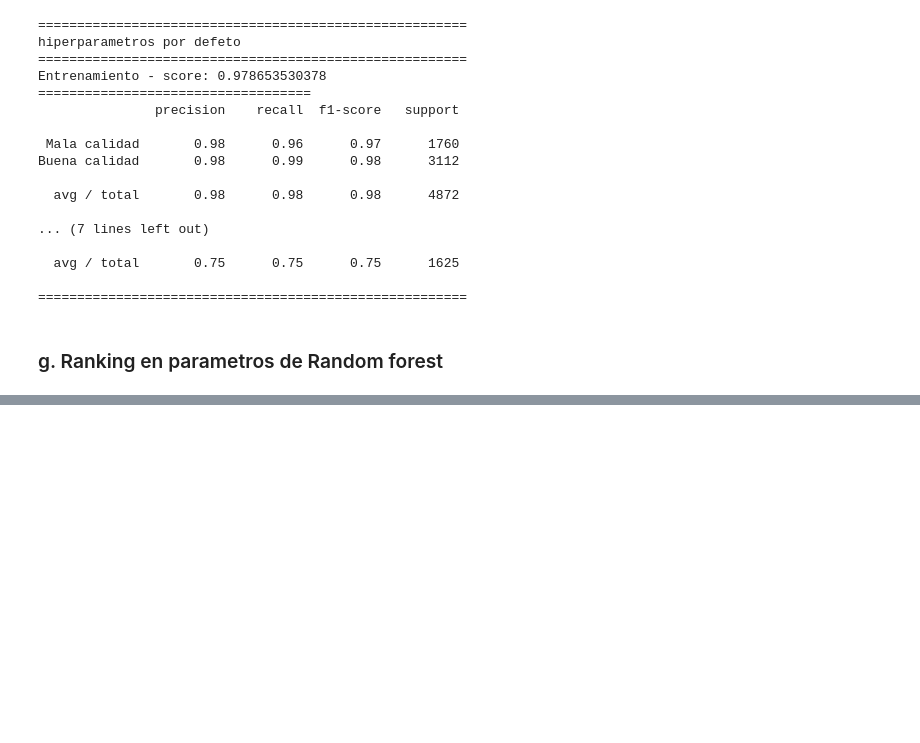
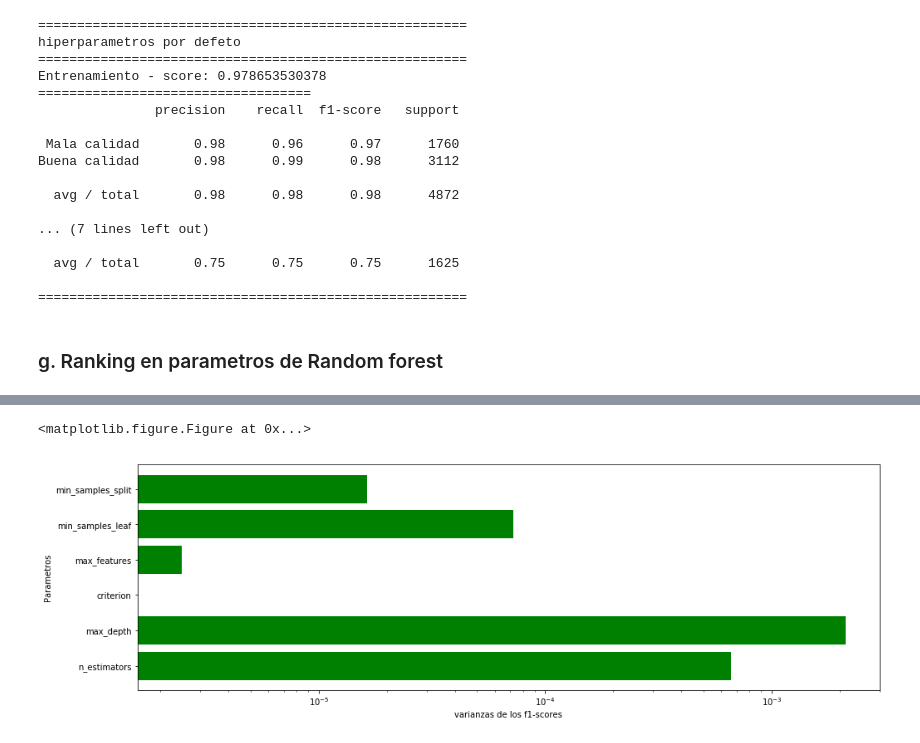
Before and after one commit to VitoVoti/T3_ML_NonLinear, a Jupyter notebook: pregunta3.ipynb, the cells around one changed output, grey strips where cells are left out. Drawn from its saved outputs; the diff is of its cells as text; code cells hidden in the pictures; blank space fills up the shorter version.

```diff
--- a/pregunta3.ipynb
+++ b/pregunta3.ipynb
@@ -660,0 +695,40 @@ Una alternativa para poder encontrar los parametos que son mas importantes para
+# %%
+c = []
+for i in range(1,len(crit)):
+    model = RandomForestClassifier(criterion=crit[i],n_jobs=-1,random_state=2)
+    c.append(cross_validation2(xm,ym,model,10))
+var_criterion = np.var(c)
+v.append(var_criterion)
+# %%
+features = []
+for i in range(len(m_features)):
+    model = RandomForestClassifier(max_features=m_features[i],n_jobs=-1,random_state=2)
+    features.append(cross_validation2(xm,ym,model,10))
+model = RandomForestClassifier(max_features="log2",n_jobs=-1,random_state=2)
+features.append(cross_validation2(xm,ym,model,10))
+var_features = np.var(features)
+v.append(var_features)
+# %%
+leaf = []
+for i in range(len(min_leaf)):
+    model = RandomForestClassifier(min_samples_leaf=min_leaf[i],n_jobs=-1,random_state=2)
+    leaf.append(cross_validation2(xm,ym,model,10))
+var_leaf = np.var(leaf)
+v.append(var_leaf)
+# %%
+split = []
+for i in range(len(min_split)):
+    model = RandomForestClassifier(min_samples_split=min_split[i],n_jobs=-1,random_state=2)
+    split.append(cross_validation2(xm,ym,model,10))
+var_split = np.var(split)
+v.append(var_split)
+# %%
+plt.figure(figsize=(16,5))
+plt.barh(indice,v,log=1,color="green")
+plt.yticks(indice,pnames)
+plt.xlabel("varianzas de los f1-scores")
+plt.ylabel("Parametros")
+plt.show()
+# %% [output]
+<matplotlib.figure.Figure at 0x...>
+[figure, added]
```
Also changed, not shown: parts of 5 cells of this notebook.
